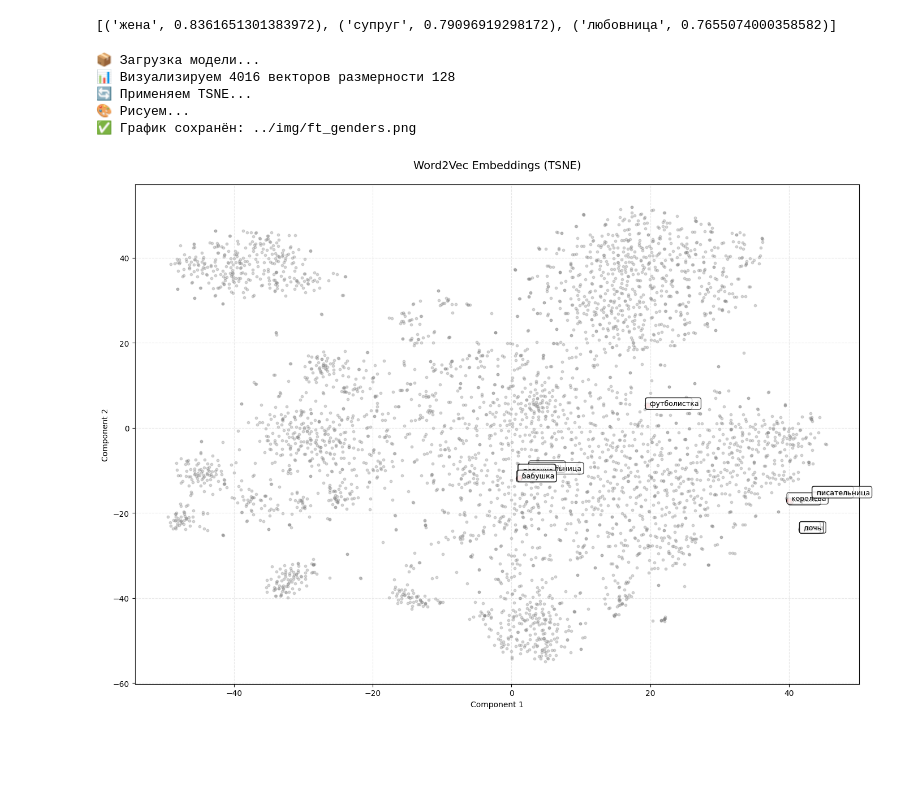
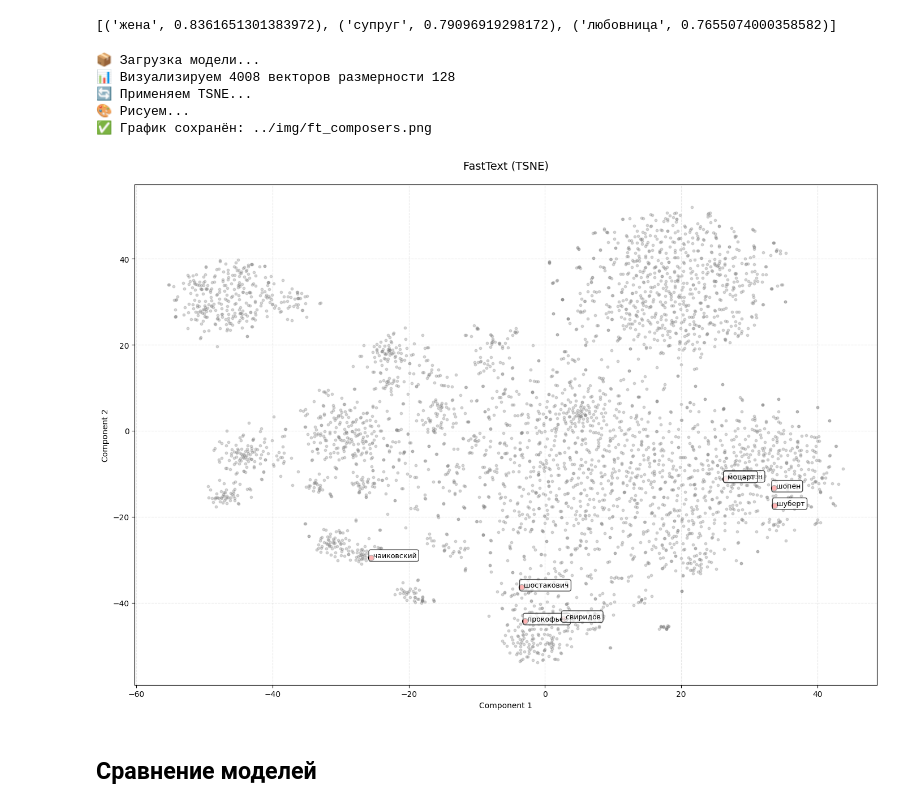
Before and after one commit to RitterJohn/tokenization_and_embeddings, a Jupyter notebook: scripts/embeddings.ipynb, the cells around one changed output. Drawn from its saved outputs; the diff is of its cells as text; code cells hidden in the pictures; blank space fills up the shorter version.

Commit message:
Мелкие исправления
 - Добавлена возможность загрузки токенизаторов из json
 - Добавлено сравнение word2vec и fasttext

```diff
--- a/scripts/embeddings.ipynb
+++ b/scripts/embeddings.ipynb
@@ -80,7 +87,7 @@ for i in range(len(words)):
 3) симфонический (0.703)
 4) спиваков (0.686)
 # %%
-words = model.wv.most_similar("машина", topn=5)
+words = word2vec_model.wv.most_similar("машина", topn=5)
 
 for i in range(len(words)):
     print(f'{i}) {words[i][0]} ({round(words[i][1], 3)})')
@@ -91,7 +98,7 @@ for i in range(len(words)):
 3) уаз (0.75)
 4) микроавтобус (0.747)
 # %%
-words = model.wv.most_similar("ильич", topn=5)
+words = word2vec_model.wv.most_similar("ильич", topn=5)
 
 for i in range(len(words)):
     print(f'{i}) {words[i][0]} ({round(words[i][1], 3)})')
@@ -115,15 +122,10 @@ print(model.wv.most_similar(positive=["муж", "женщина"], negative=["м
 # %% [output]
 [('жена', 0.829801082611084), ('дочь', 0.8250786662101746), ('супруг', 0.799607515335083)]
 # %%
-import numpy as np
-import matplotlib.pyplot as plt
-from sklearn.manifold import TSNE
-from sklearn.decomposition import PCA
-from gensim.models import KeyedVectors
-
 def plot_word_embeddings(
-    model_path,
+    model,
     highlight_words,
+    title,
     method='tsne',           # 'tsne' или 'pca'
     max_background=5000,     # сколько случайных слов показать серым (для скорости)
     perplexity=30,           # только для t-SNE
@@ -138,21 +140,22 @@ def plot_word_embeddings(
     Визуализация Word2Vec эмбеддингов.
 
     Parameters:
-    - model_path: путь к .model или .wordvectors
+    - model: модель
     - highlight_words: список слов для выделения
+    - title: заголовок графика
     - method: 'tsne' или 'pca'
     - max_background: лимит фоновых точек (чтобы не тормозило)
     """
 
     # 1. Загрузка модели
     print("📦 Загрузка модели...")
-    if model_path.endswith('.wordvectors'):
-        wv = KeyedVectors.load(model_path, mmap='r')
-    else:
-        # Если .model — можно загрузить целиком или извлечь wv
-        from gensim.models import Word2Vec
-        model = Word2Vec.load(model_path)
-        wv = model.wv
+    # if model_path.endswith('.wordvectors'):
+    #     wv = KeyedVectors.load(model_path, mmap='r')
+    # else:
+    #     # Если .model — можно загрузить целиком или извлечь wv
+    #     from gensim.models import Word2Vec
+    #     model = Word2Vec.load(model_path)
+    wv = model.wv
 
     # 2. Фильтрация: оставляем только слова, которые есть в модели
     valid_highlight = [w for w in highlight_words if w in wv]
@@ -230,7 +233,7 @@ def plot_word_embeddings(
         )
 
     # Оформление
-    plt.title(f'Word2Vec Embeddings ({method.upper()})', fontsize=14, pad=20)
+    plt.title(f'{title} ({method.upper()})', fontsize=14, pad=20)
     plt.xlabel('Component 1', fontsize=10)
     plt.ylabel('Component 2', fontsize=10)
     plt.grid(True, alpha=0.3, linestyle='--')
@@ -298,4 +287,6 @@ model.save('../models/22_lenta_model.model')
 # %% [markdown]
 ### Результаты обучения
+# %%
+fasttext_model = FastText.load("../models/fasttext.model")
 # %%
 
@@ -345,22 +336,26 @@ print(model.wv.most_similar(positive=["муж", "женщина"], negative=["м
 # %% [output]
 [('жена', 0.8361651301383972), ('супруг', 0.79096919298172), ('любовница', 0.7655074000358582)]
 # %%
-my_words = ['король', 'королева', 'муж', 'жена', 'учитель', 'учительница', 'писатель', 'писательница', 'сын', 'дочь', 'мальчик', 'девочка', 'футболист', 'футболистка', 'дедушка', 'бабушка']
+# my_words = ['король', 'королева', 'муж', 'жена', 'учитель', 'учительница', 'писатель', 'писательница', 'сын', 'дочь', 'мальчик', 'девочка', 'футболист', 'футболистка', 'дедушка', 'бабушка']
+my_words = ['бетховен', 'моцарт', 'чаиковский', 'прокофьев', 'шостакович', 'свиридов', 'шопен', 'шуберт']
 
 # Запуск визуализации
 plot_word_embeddings(
-    model_path='../models/22_lenta_model.model',  #
+    model=fasttext_model,
+    title = 'FastText',
     highlight_words=my_words,
     method='tsne',
-    max_background=4000,    # меньше = быстрее, но менее репрезентативно
+    max_background=4000,
     perplexity=30,
     figsize=(14, 10),
-    picture_path = '../img/ft_genders.png'
+    picture_path = '../img/ft_composers.png'
 )
 # %% [output]
 📦 Загрузка модели...
-📊 Визуализируем 4016 векторов размерности 128
+📊 Визуализируем 4008 векторов размерности 128
 🔄 Применяем TSNE...
 🎨 Рисуем...
-✅ График сохранён: ../img/ft_genders.png
+✅ График сохранён: ../img/ft_composers.png
-[figure, old version]
+[figure, new version]
+# %% [markdown]
+## Сравнение моделей
```
Also changed, not shown: parts of 22 cells of this notebook, 4 other files.
